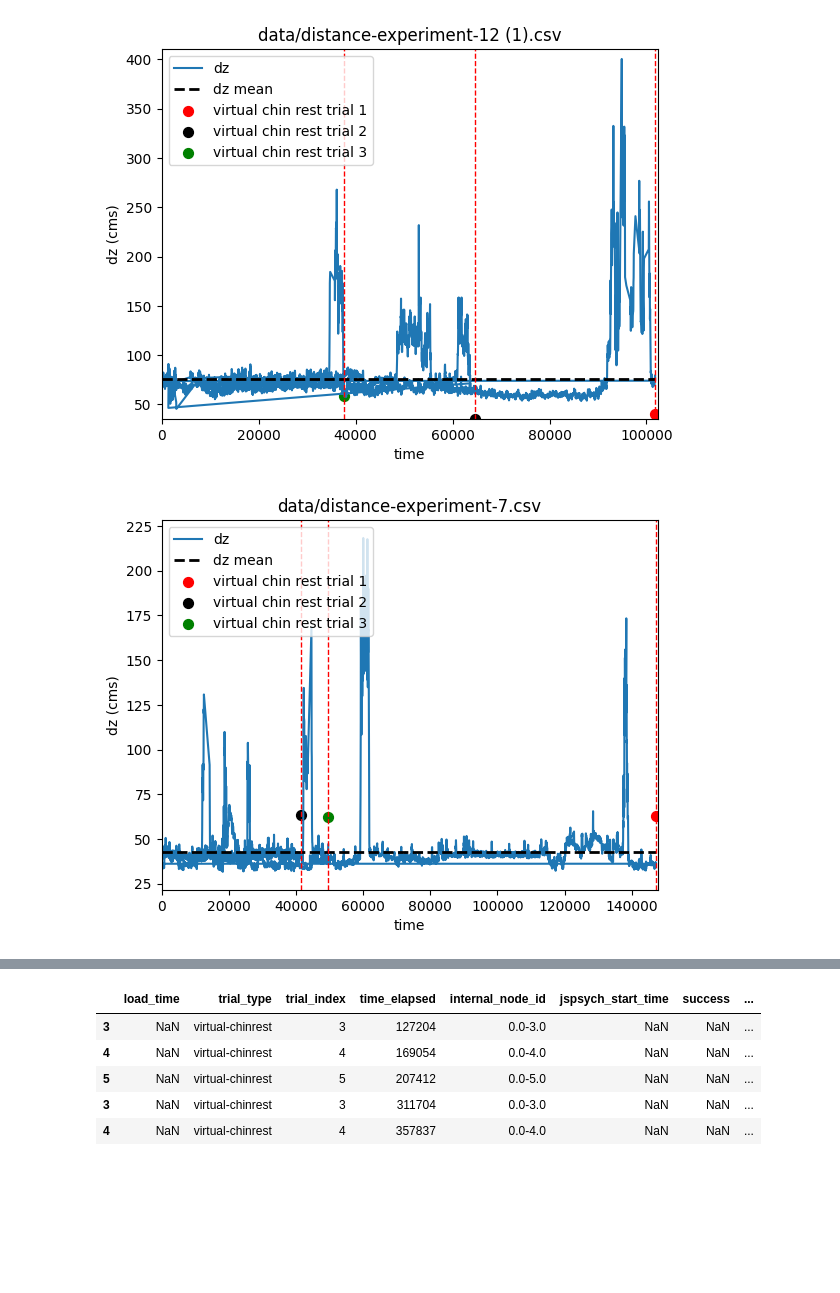
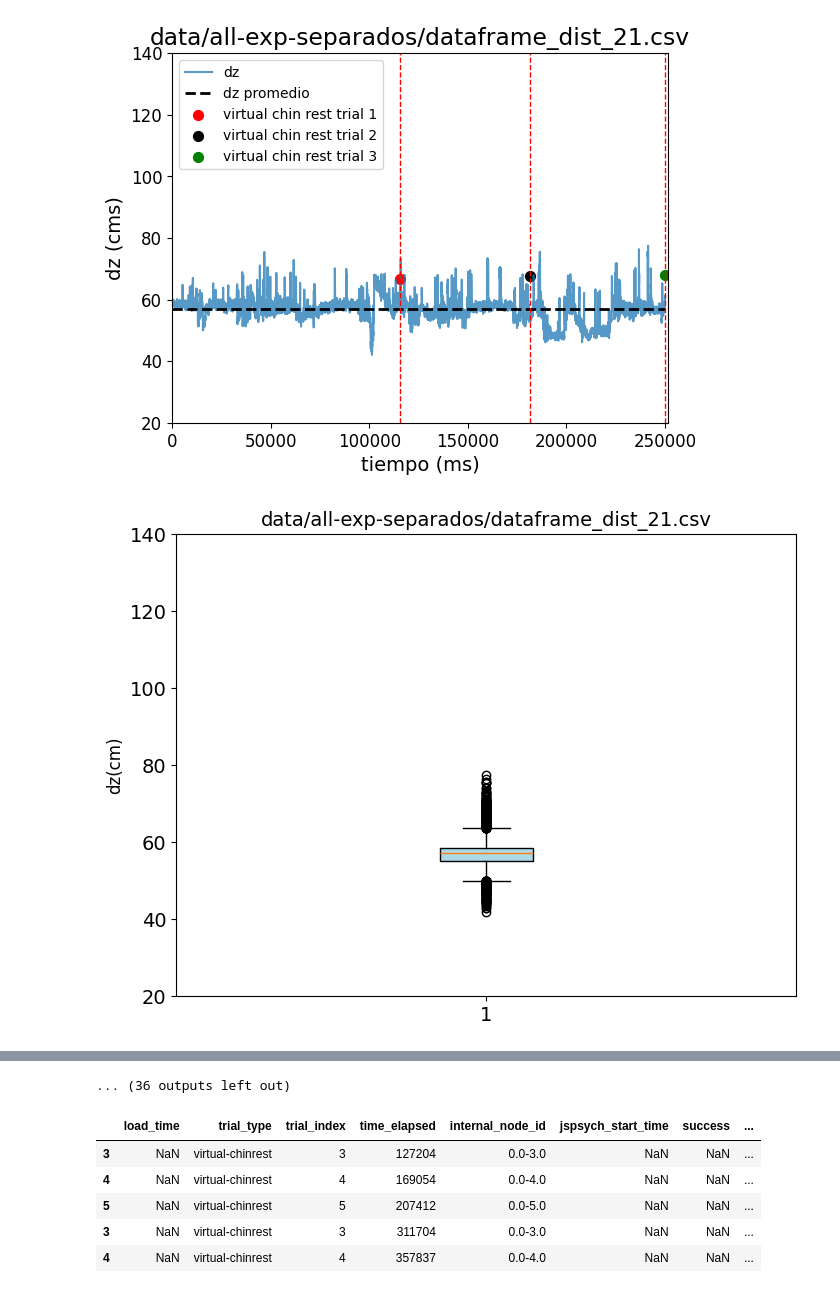
Before and after one commit to agustin-penas/wg-DataAnalysis, a Jupyter notebook: analysis_distance online.ipynb, the cells around one changed output, grey strips where cells are left out. Drawn from its saved outputs; the diff is of its cells as text; code cells hidden in the pictures; blank space fills up the shorter version.

Commit message:
dist

```diff
--- a/analysis_distance online.ipynb
+++ b/analysis_distance online.ipynb
@@ -115,0 +135,18 @@ df_webgazer["error"] = df_webgazer.apply(
+# %%
+files = Path("./data/all-exp-separados").glob("*.csv")
+
+for file in files:
+  if "_8" not in str(file):
+    if "dist" in str(file):
+        df = pd.read_csv(file)
+        df_webgazer = generate_webgazer_dataframe(df)
+
+        df_virtual_chin = df[~df["view_dist_mm"].isna()].copy()
+        df_virtual_chin.loc[:, ["view_dist_centimeters"]] = (
+            df[~df["view_dist_mm"].isna()]["view_dist_mm"] / 10
+        )
+        (
+            df_virtual_chin["rt"].reset_index(drop=True),
+            df_webgazer.groupby("trial")["t"].max(),
+        )
+df_webgazer
@@ -116,12 +167,13 @@ df_webgazer["error"] = df_webgazer.apply(
 # %%
-files = Path("./data").glob("*.csv")
+files = Path("./data/all-exp-separados").glob("*.csv")
 
 for file in files:
-    if "distance" in str(file):
+  if "_8" not in str(file):
+    if "dist" in str(file):
         df = pd.read_csv(file)
         df_webgazer = generate_webgazer_dataframe(df)
 
-        df_virtual_chin = df[~df["view_dist_mm"].isna()]
+        df_virtual_chin = df[~df["view_dist_mm"].isna()].copy()
         df_virtual_chin.loc[:, ["view_dist_centimeters"]] = (
             df[~df["view_dist_mm"].isna()]["view_dist_mm"] / 10
         )
@@ -130,11 +182,18 @@ for file in files:
             df_webgazer.groupby("trial")["t"].max(),
         )
 
+        df_virtual_chin['t'] = (
+            df_virtual_chin['rt'] +
+            df_virtual_chin['rt'].cumsum().shift(1).fillna(0)
+        )
+        max_por_trial = df_webgazer.groupby('trial')['t'].max()
+        max_acumulado_anterior = max_por_trial.cumsum().shift(1)
+        df_webgazer['t'] = df_webgazer['t'] + df_webgazer['trial'].map(max_acumulado_anterior).fillna(0)
         df_webgazer = df_webgazer.astype({"dz": float, "t": float})
-        df_webgazer.plot(x="t", y="dz")
-        plt.xlabel("time")
+        df_webgazer.plot(x="t", y="dz", alpha=0.75, fontsize=12)
+        plt.xlabel("tiempo (ms)")
         plt.ylabel("dz (cms)")
-        plt.xlim(0, df_webgazer["t"].max() + 500)
+        plt.xlim(0, df_webgazer["t"].max() + 1500)
         plt.hlines(
             df_webgazer["dz"].mean(),
             df_webgazer["t"].min(),
@@ -142,11 +201,11 @@ for file in files:
             color="k",
             linestyle="--",
             lw=2,
-            label="dz mean",
+            label="dz promedio",
         )
         colors = ["r", "k", "g"]
         for i, (virtual_chin_time, virtual_chin_distance) in enumerate(
-            zip(df_virtual_chin["rt"], df_virtual_chin["view_dist_centimeters"])
+            zip(df_virtual_chin["t"], df_virtual_chin["view_dist_centimeters"])
         ):
             plt.axvline(virtual_chin_time, color="red", linestyle="--", lw=1)
             plt.scatter(
@@ -156,12 +215,36 @@ for file in files:
                 color=colors[i],
                 label=f"virtual chin rest trial {i + 1}",
             )
+            #plt.ylim(
+              #  min(df_webgazer["dz"].min(), virtual_chin_distance) - 10,
+             #   max(virtual_chin_distance, df_webgazer["dz"].max()) + 10,
+            #)
             plt.ylim(
-                min(df_webgazer["dz"].min(), virtual_chin_distance) - 10,
-                max(virtual_chin_distance, df_webgazer["dz"].max()) + 10,
+                20,
+                140,
             )
 
+        #plt.title(file)
         plt.title(file)
-        plt.legend(loc="upper left")
+        plt.rcParams['font.size'] = 14
+        plt.legend(loc="upper left", fontsize=10)
         plt.show()
+
+        plt.figure(figsize=(8, 6))
+        box_plot = plt.boxplot(df_webgazer["dz"].dropna(), patch_artist=True)
+
+      # Personalizar colores
+        box_plot['boxes'][0].set_facecolor('lightblue')
+        box_plot['boxes'][0].set_alpha(1)
+        box_plot['boxes'][0]
+
+        plt.ylim(
+            20,
+            140,
+        )
+
+        plt.title(file, fontsize=14)
+        plt.xlabel("", fontsize=12)
+        plt.ylabel("dz(cm)", fontsize=12)
+        plt.show()
 # %% [output]
@@ -170,2 +253,2 @@ for file in files:
-[figure, old version]
+[figure, new version]
-[figure, old version]
+[figure, new version]
@@ -179,3 +263,4 @@ for file in files:
+... (36 outputs left out)
 # %%
 df_virtual_chin.head()
 # %% [output]
```
Also changed, not shown: parts of 12 cells of this notebook.
